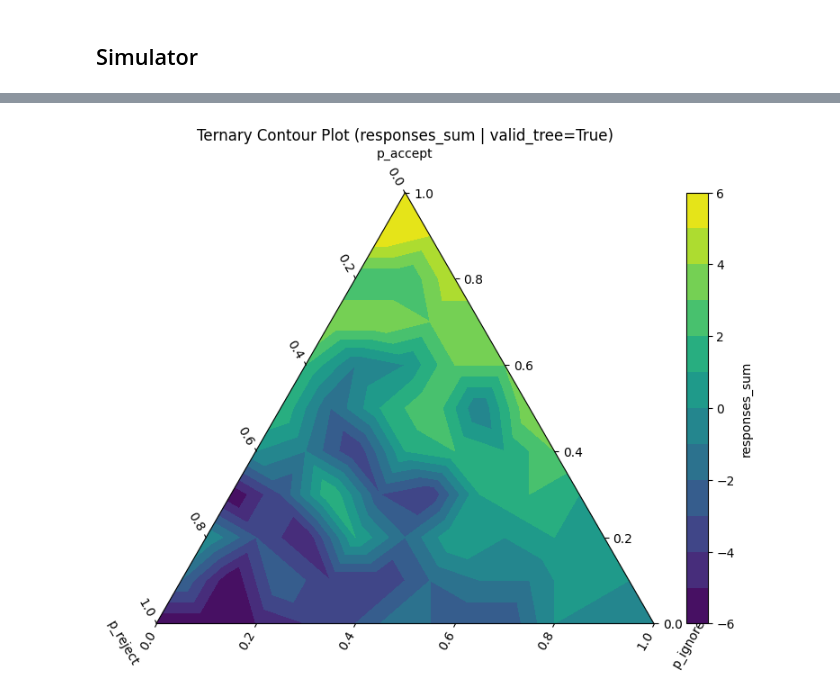
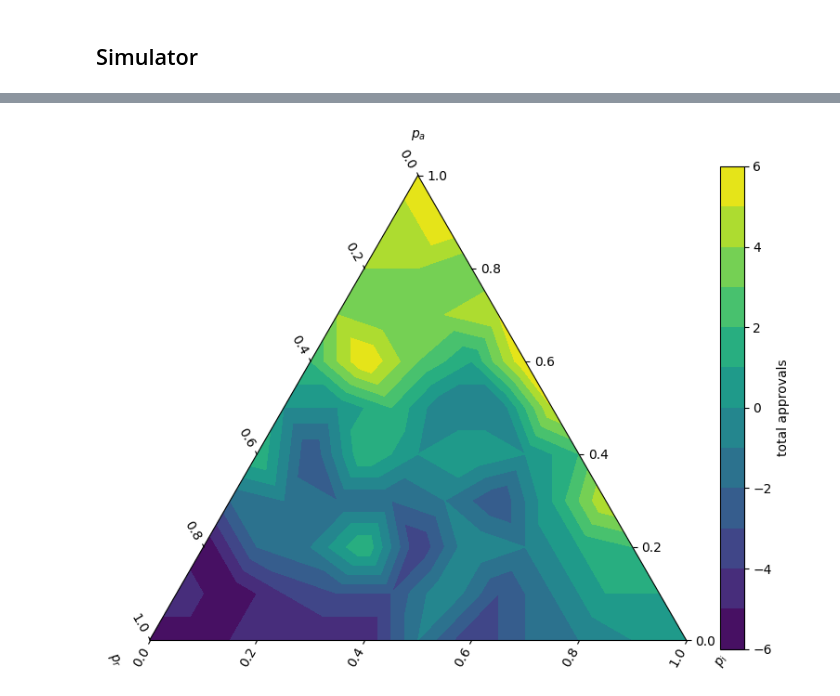
Before and after one commit to aidamanzano/tree-consensus-algoritms, a Jupyter notebook: simulations.ipynb, the cells around one changed output, grey strips where cells are left out. Saved outputs shown, nothing was run; the diff lists cells and outputs as text; code cells hidden in the pictures.

```diff
--- a/simulations.ipynb
+++ b/simulations.ipynb
@@ -22,8 +22,8 @@ p_claim = [p_true, p_false, p_unverifiable]
 environment_bounds=[[0, 1], [0,1]]
 
 #tree architecture
-depth = 2
-n_d = [2, 2]
+depth = 1
+n_d = [6, 0]
 
 #N = number of agents in the simualtion
 N= 20
@@ -37,11 +37,11 @@ agents_list = [Agent(p_response=p_response, p_claim=p_claim, environment_bounds=
 agent_dictionary = {(agent.x_position, agent.y_position):agent for agent in agents_list}
 # %%
 from simulation_tools.simulator import simulator
-dimensions = [depth, n_d]
+threshold = 1
 p_response = [p_accept, p_reject, p_ignore]
 p_claim = [p_true, p_false, p_unverifiable]
 agents = [agents_list, agent_dictionary]
-df = simulator(p_response, p_claim, dimensions, threshold, agents, N)
+df = simulator(p_response, p_claim, depth, n_d, threshold, agents, N)
 # %%
 df
 # %% [output]
@@ -69,11 +69,18 @@ from simulation_tools.results import results
 #TODO: pass the classifier through the df that is the output of the simulator
 #Correct the results function because the comparison is incorrect
 # %%
+from simulation_tools.simulator import simulator
 p_true = 1
 p_false = 0
 p_unverifiable = 0
 p_claim = [p_true, p_false, p_unverifiable]
-N=100
+N=200
+environment_bounds=[[0, 1], [0,1]]
+
+n_d = [2, 2, 0]
+h = 2
+t = 0
+
 dfs = []
 for p_accept in range(0, 110, 10):
 
@@ -90,7 +97,8 @@ for p_accept in range(0, 110, 10):
         #agents_dict contains as keys the agents' positions, and the agent instance as the value.
         agent_dictionary = {(agent.x_position, agent.y_position):agent for agent in agents_list}
         agents = [agents_list, agent_dictionary]
-        df = simulator(p_response , p_claim, dimensions, threshold, agents, N)
+
+        df = simulator(p_response , p_claim, h, n_d, t, agents, N)
 
         dfs.append(df)
 combined_df = pd.concat(dfs)
@@ -116,33 +153,36 @@ print(combined_df)
 # %%
 import pandas as pd
 import matplotlib.pyplot as plt
+import mpltern
 
 # Loading CSV
-df = pd.read_csv("/Users/amm3117/Desktop/TPoP 3/Code/tree-consensus/tree-consensus-algoritms/agent-based-simulations/n200_combined_df.csv")  # Update path as needed
+#df = pd.read_csv("/Users/amm3117/Desktop/TPoP 3/Code/tree-consensus/tree-consensus-algoritms/agent-based-simulations/n200_combined_df.csv")  # Update path as needed
+df = combined_df
+
 
 # Filter valid trees and drop NaNs
 filtered_df = df[df["valid_tree"] == True].copy()
 filtered_df = filtered_df.dropna(subset=["responses_sum"])
 
 # Extract values
 a = filtered_df["p_accept"].values
 b = filtered_df["p_reject"].values
 c = filtered_df["p_ignore"].values
 z = filtered_df["responses_sum"].values
 
 # Plot
 fig = plt.figure(figsize=(8, 6))
 ax = fig.add_subplot(projection='ternary')
 
 t = ax.tricontourf(a, b, c, z, levels=12, cmap="viridis")
 
-ax.set_tlabel("p_accept")
-ax.set_llabel("p_reject")
-ax.set_rlabel("p_ignore")
-ax.set_title("Ternary Contour Plot (responses_sum | valid_tree=True)")
+ax.set_tlabel(r'$p_a$')
+ax.set_llabel(r'$p_r$')
+ax.set_rlabel(r'$p_i$')
+#ax.set_title("Ternary Contour Plot (responses_sum | valid_tree=True)")
 
-fig.colorbar(t, ax=ax, label="responses_sum")
+fig.colorbar(t, ax=ax, label="total approvals")
 plt.tight_layout()
 plt.show()
 # %% [output]
-[figure, old version]
+[figure, new version]
```
Also changed, not shown: parts of 6 cells of this notebook, 13 other files.
